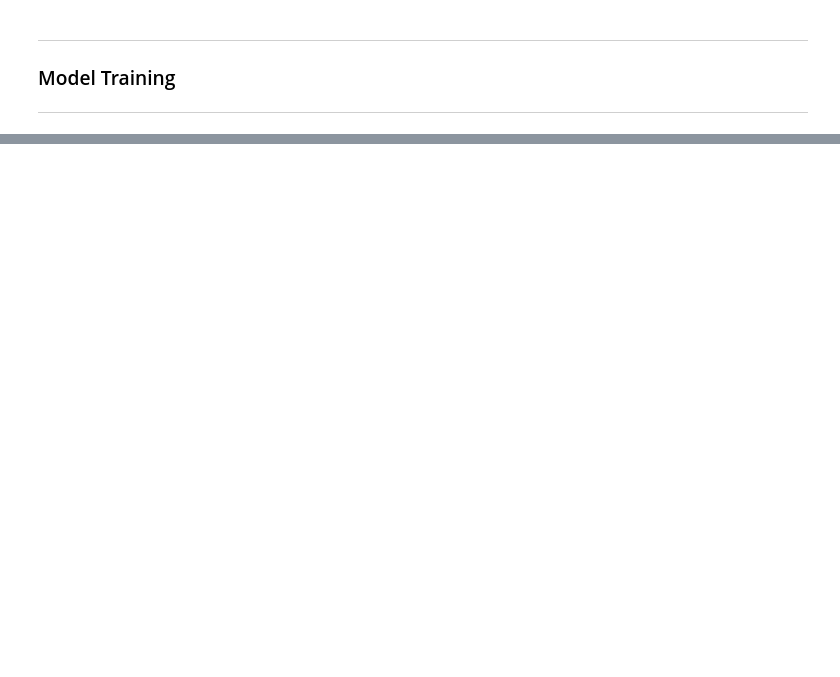
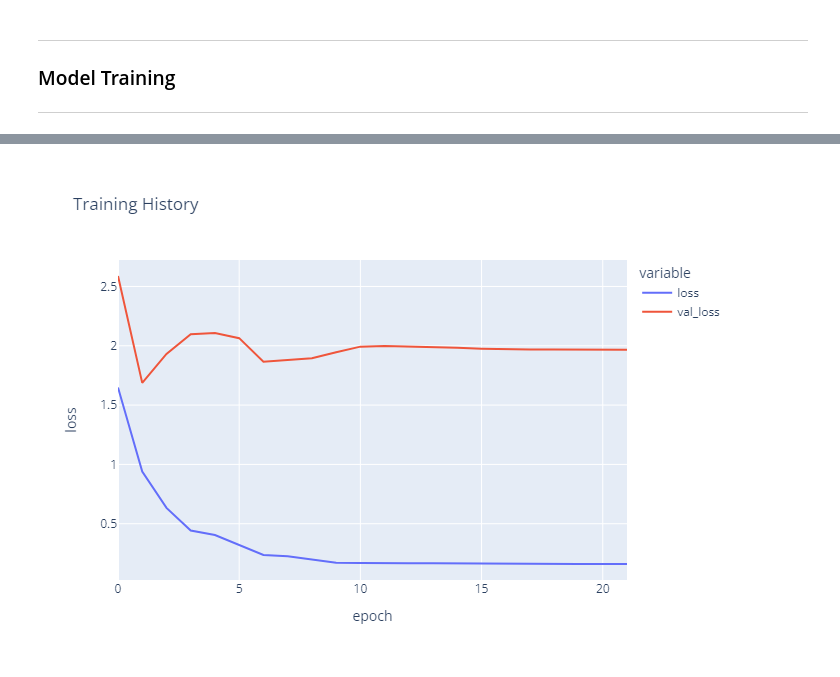
Before and after one commit to Posture-Analytics/NurseAid-ML, a Jupyter notebook: decubit_posture_ML/notebooks/ML2_VGG16_no_DA.ipynb, the cells around one changed output, grey strips where cells are left out. Drawn from its saved outputs; the diff is of its cells as text; code cells hidden in the pictures; blank space fills up the shorter version.

```diff
--- a/decubit_posture_ML/notebooks/ML2_VGG16_no_DA.ipynb
+++ b/decubit_posture_ML/notebooks/ML2_VGG16_no_DA.ipynb
@@ -27,7 +39,7 @@ def create_dataframe(set):
     df_ = pd.DataFrame([], columns=['x', 'y'])
     for i in range(len(set)):
         df_ = pd.concat([df_, pd.DataFrame(
-            {'reading': [set[i]['x'].reshape(24, 32)],
+            {'reading': [resize_image(set[i]['x'], (32, 32))],
             'posture': set[i]['y']}
         )])
     return df_
@@ -68,10 +65,10 @@ Name: reading, Length: 1620, dtype: object
 # %%
 X_train = np.array([np.array(x) for x in X_train])
-X_train = np.expand_dims(X_train, -1)
+# X_train = np.expand_dims(X_train, -1)
 X_val = np.array([np.array(x) for x in X_val])
-X_val = np.expand_dims(X_val, -1)
+# X_val = np.expand_dims(X_val, -1)
 X_test = np.array([np.array(x) for x in X_test])
-X_test = np.expand_dims(X_test, -1)
+# X_test = np.expand_dims(X_test, -1)
 y_train = np.array([np.array(x) for x in y_train])
 y_test = np.array([np.array(x) for x in y_test])
 y_val = np.array([np.array(x) for x in y_val])
@@ -87,10 +84,16 @@ y_test = tf.convert_to_tensor(y_test)
 ### Model Definition
 ---
 # %%
-model = VGG16(
+base_model = VGG16(
     include_top=False,
     weights='imagenet',
-    input_shape=(32, 32, 3),
-    classes=3,
-    classifier_activation="softmax",
+    input_shape=(32, 32, 3)
 )
+
+model = Sequential()
+model.add(base_model)
+model.add(Flatten())
+model.add(Dense(512, activation='relu'))
+model.add(Dense(3, activation='softmax'))
+
+base_model.trainable = False
@@ -117,6 +117,6 @@ model.compile(
 ### Model Training
 ---
 # %%
-model.fit(
+hist = model.fit(
     X_train, y_train, validation_data=(X_val, y_val), batch_size=32, epochs=100, callbacks=[early_stopping, reduce_lr]
 )
@@ -122,0 +141,9 @@ model.fit(
+# %%
+fig = px.line(
+    hist.history, y=['loss', 'val_loss'],
+    labels={'index': 'epoch', 'value': 'loss'},
+    title='Training History'
+)
+fig.show('png')
+# %% [output]
+[figure, added]
```
Also changed, not shown: parts of 10 cells of this notebook, 3 other files.
